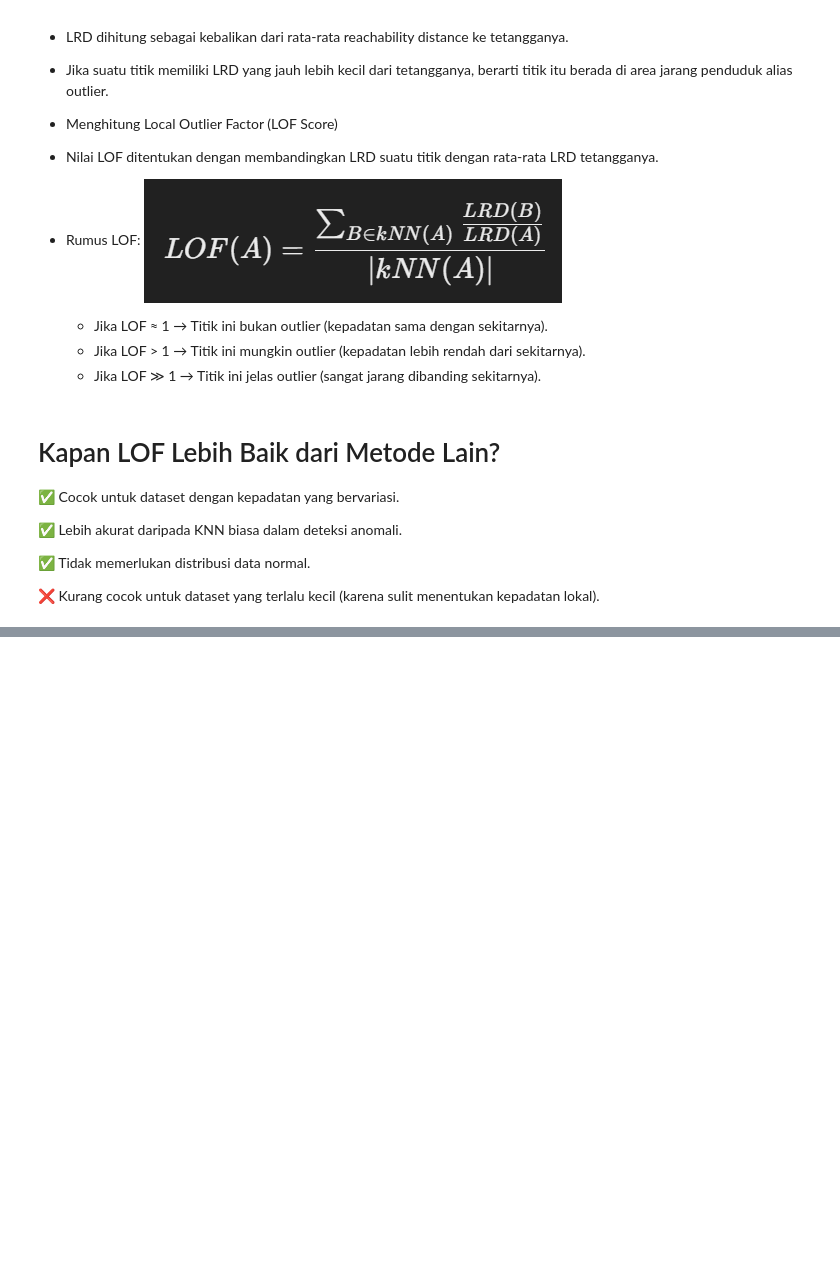
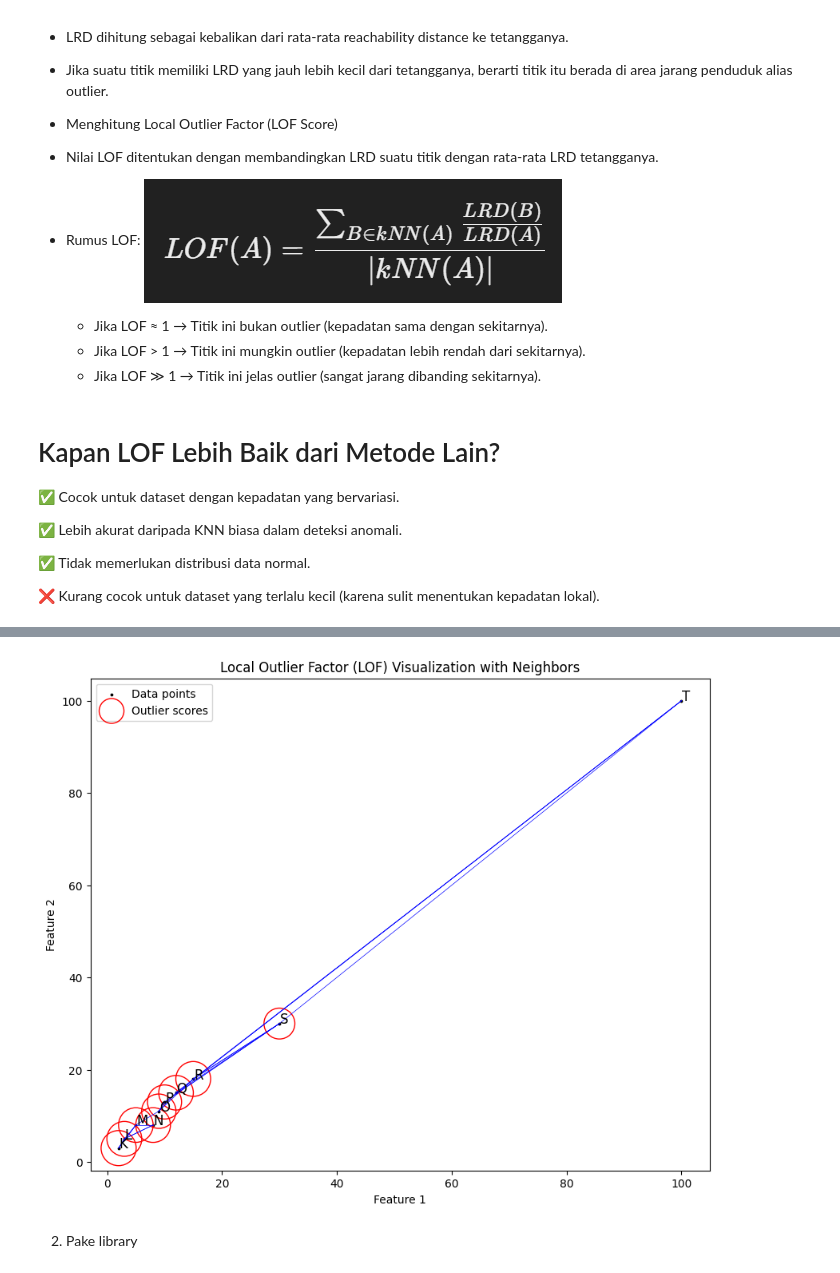
Before and after one commit to Abidayyasy/pendat, a Jupyter notebook: _sources/Bab3-2.ipynb, the cells around one changed output, grey strips where cells are left out. Cells and saved outputs as stored; diff of their text form; code cells hidden in the pictures; blank space fills up the shorter version.

```diff
--- a/_sources/Bab3-2.ipynb
+++ b/_sources/Bab3-2.ipynb
@@ -44,0 +124,60 @@ Jika kepadatan suatu titik jauh lebih rendah dibandingkan titik-titik di sekitar
+# %%
+import numpy as np
+import matplotlib.pyplot as plt
+
+def visualize_lof(data, labels, neighbors, lof_scores):
+    # Menentukan ukuran radius untuk plotting berdasarkan LOF score
+    radius = (lof_scores.max() - lof_scores) / (lof_scores.max() - lof_scores.min())
+
+    # Plot data
+    plt.figure(figsize=(10, 8))
+    plt.scatter(data[:, 0], data[:, 1], color="k", s=3.0, label="Data points")  # Titik data biasa
+
+    # Plot titik berdasarkan LOF score (ukuran berdasarkan LOF)
+    scatter = plt.scatter(
+        data[:, 0],
+        data[:, 1],
+        s=1000 * radius,  # Ukuran titik berdasarkan LOF score
+        edgecolors="r",
+        facecolors="none",
+        label="Outlier scores"
+    )
+
+    # Menambahkan garis penghubung untuk tetangga terdekat
+    for i in range(len(data)):
+        for neighbor in neighbors[i]:
+            neighbor_idx = labels.index(neighbor)
+            plt.plot([data[i, 0], data[neighbor_idx, 0]], [data[i, 1], data[neighbor_idx, 1]], 'b-', lw=0.5)
+
+    # Menambahkan label untuk setiap titik
+    for i, label in enumerate(labels):
+        plt.text(data[i, 0] + 0.1, data[i, 1], label, fontsize=12, ha='left')
+
+    plt.xlabel("Feature 1")
+    plt.ylabel("Feature 2")
+    plt.title("Local Outlier Factor (LOF) Visualization with Neighbors")
+    plt.legend()
+    plt.show()
+
+# Contoh data dan label
+data = np.array([
+    [2, 3], [3, 5], [5, 8], [8, 8], [9, 11],
+    [10, 13], [12, 15], [15, 18], [30, 30], [100, 100]
+])
+labels = list("KLMNOPQRST")
+
+# Contoh neighbors (k-tetangga terdekat)
+neighbors = [
+    ['L', 'K', 'M'], ['K', 'L', 'N'], ['L', 'K', 'O'], ['M', 'L', 'N'], ['P', 'Q', 'R'],
+    ['O', 'P', 'S'], ['T', 'Q', 'S'], ['R', 'S', 'T'], ['S', 'R', 'P'], ['T', 'S', 'Q']
+]
+
+# Contoh LOF Scores yang sudah dihitung sebelumnya (simulasi)
+lof_scores = np.array([0.9, 1.0, 1.1, 1.05, 1.2, 1.3, 1.1, 1.0, 2.5, 8.0])  # Nilai lebih besar dari 1.5 adalah outlier
+
+# Panggil fungsi visualisasi
+visualize_lof(data, labels, neighbors, lof_scores)
+# %% [output]
+[figure, added]
+# %% [markdown]
+2. Pake library
```
Also changed, not shown: parts of 34 cells of this notebook, 20 other files.
